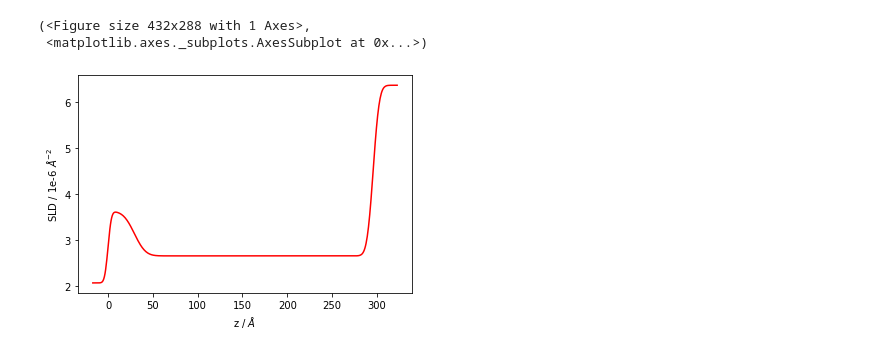
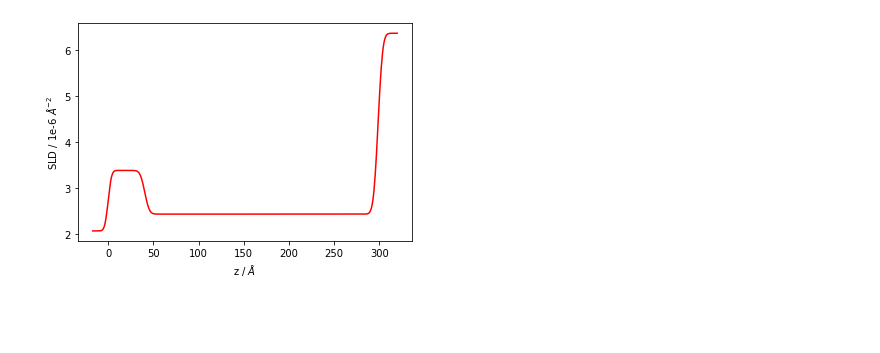
Before and after one commit to reflectivity/analysis, a Jupyter notebook: tutorials/tutorial1_refnx.ipynb, the cells around one changed output. Saved outputs shown, nothing was run; the diff lists cells and outputs as text; code cells hidden in the pictures; blank space fills up the shorter version.

```diff
--- a/tutorials/tutorial1_refnx.ipynb
+++ b/tutorials/tutorial1_refnx.ipynb
@@ -11,10 +20,8 @@ data = Data1D('c_PLP0011859_q.txt')
 # %%
-# create Scatterers
+# MaterialSLD uses a chemical formula and mass density
 si = MaterialSLD('Si', 2.33)
 sio2 = MaterialSLD('SiO2', 2.2)
 d2o = MaterialSLD('D2O', 1.107)
-polymer = SLD(2.3)
 
-# create Slabs from the scatterers
-sio2_l = sio2(15, 3)
-polymer_l = polymer(200, 3)
+# SLD uses a scattering length density. The SLD of polymer is (2.3 + 0j) * 10**-6
+polymer = SLD(2.3 + 0j)
@@ -20,0 +40,8 @@ polymer_l = polymer(200, 3)
+# %%
+rough_par = Parameter(3, vary=True, bounds=(1, 10))
+
+# create a Slab directly from the Scatterer. This slab has a thickness of 15 Å and a roughness of 3 Å.
+sio2_l = sio2(15, 3)
+
+# Alternative method of creating a Slab. Note how we used `rough_par`, the Parameter we created earlier.
+polymer_l = Slab(200, polymer, rough_par)
@@ -21,4 +54,3 @@ polymer_l = polymer(200, 3)
 # %%
 # create a structure and model
-s = si | sio2_l | polymer_l | d2o(0, 3)
-model = ReflectModel(s)
+structure = si | sio2_l | polymer_l | d2o(0, rough_par)
@@ -68,6 +183,4 @@ plt.xscale('log')
 # %%
-s.plot()
+structure.plot();
 # %% [output]
-(<Figure size 432x288 with 1 Axes>,
- <matplotlib.axes._subplots.AxesSubplot at 0x...>)
-[figure, old version]
+[figure, new version]
```
Also changed, not shown: parts of 31 cells of this notebook.
